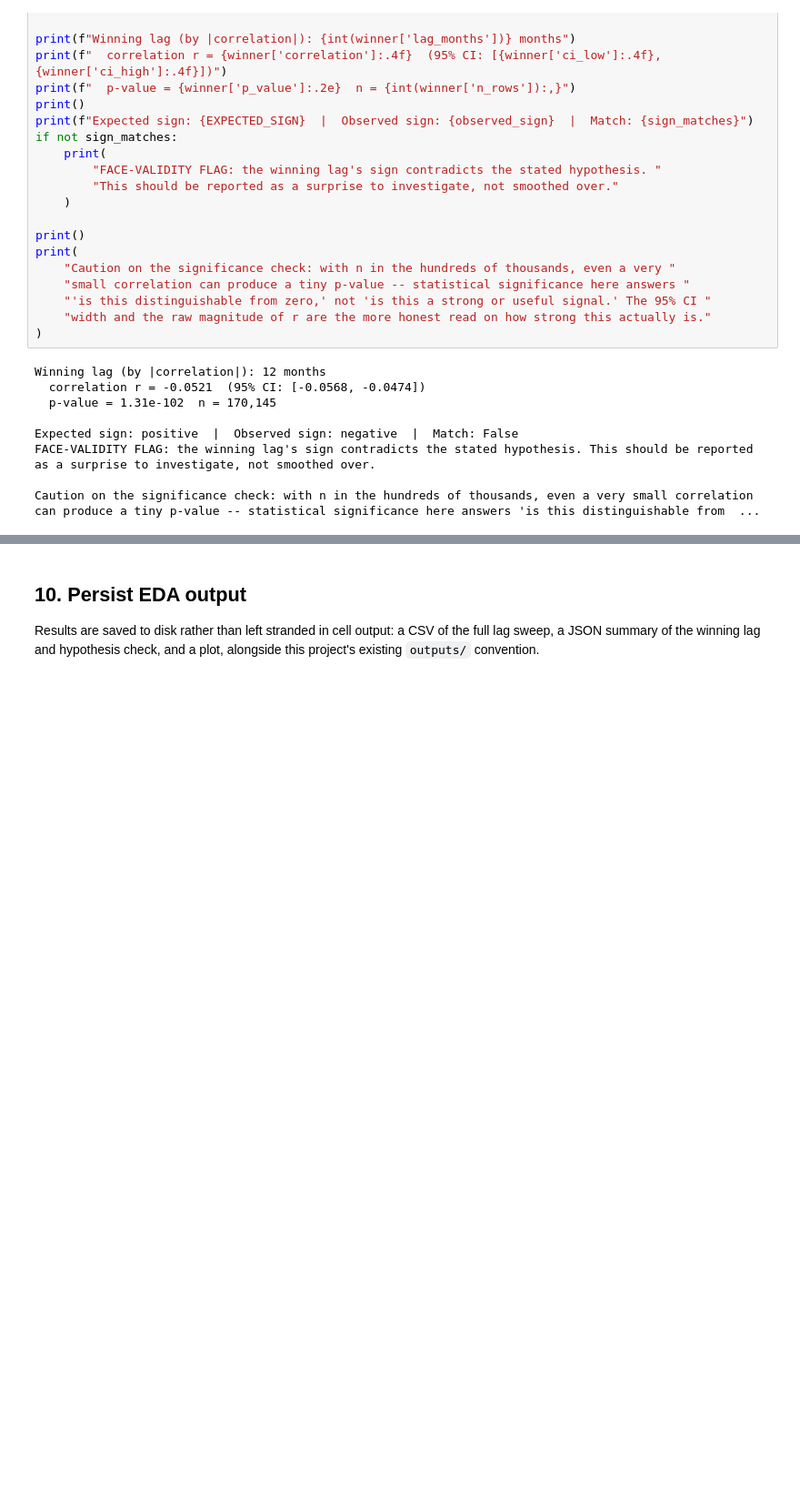
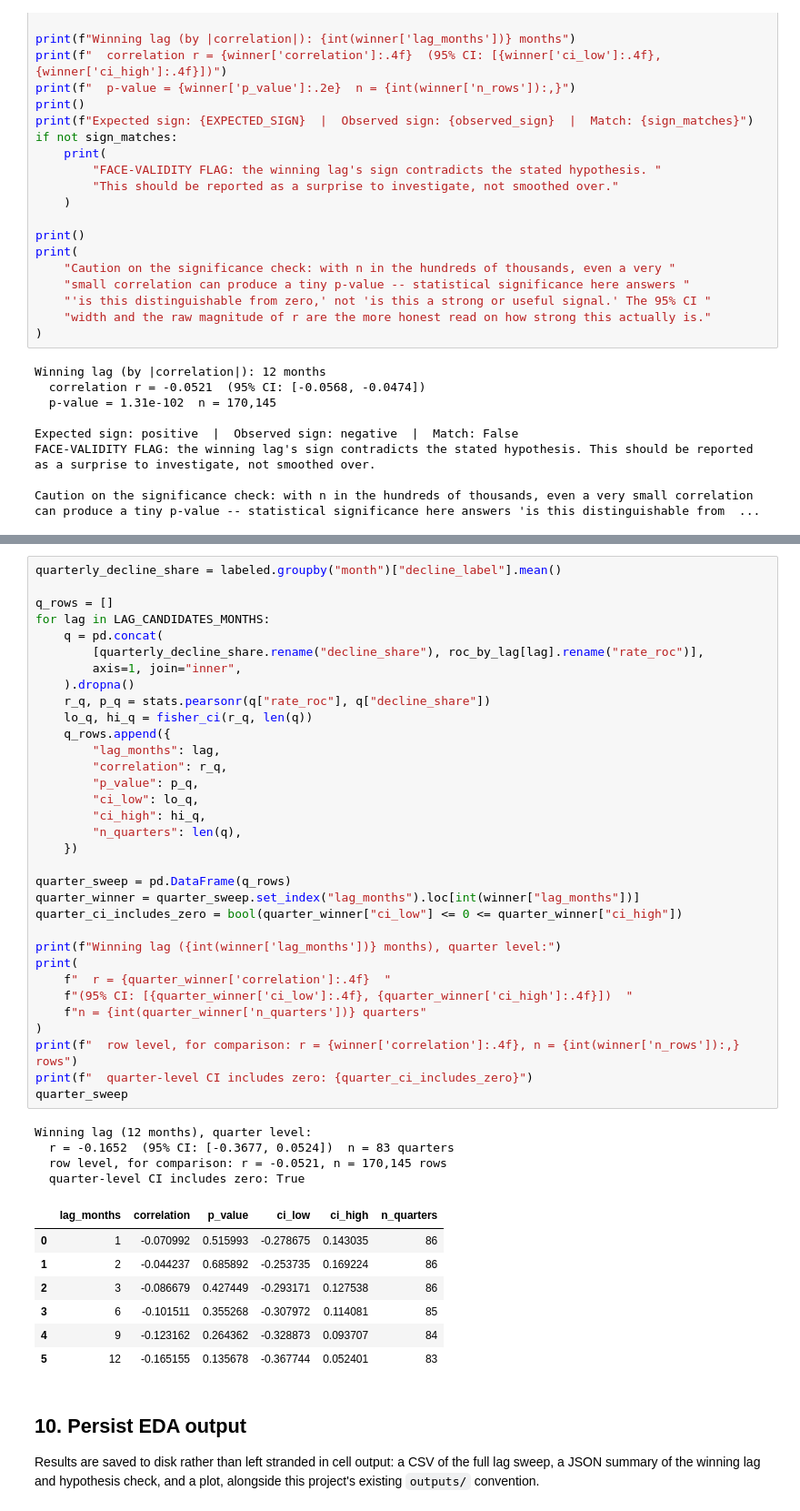
Before and after one commit to jolennd/housing-price-decline-pandas, a Jupyter notebook: notebooks/06_eda.ipynb, the cells around one changed output, grey strips where cells are left out. Shown at 91% size. Drawn from its saved outputs; the diff is of its cells as text; blank space fills up the shorter version.

Commit message:
Remove cross-repo comparisons outside notebook 04; add quarter-level lag check to notebook 06
Notebooks 10 and 11 now cite notebook 06's own quarter-level result instead of the merged team repo.

```diff
--- a/notebooks/06_eda.ipynb
+++ b/notebooks/06_eda.ipynb
@@ -351,3 +370,48 @@ Caution on the significance check: with n in the hundreds of thousands, even a v
+# %%
+quarterly_decline_share = labeled.groupby("month")["decline_label"].mean()
+
+q_rows = []
+for lag in LAG_CANDIDATES_MONTHS:
+    q = pd.concat(
+        [quarterly_decline_share.rename("decline_share"), roc_by_lag[lag].rename("rate_roc")],
+        axis=1, join="inner",
+    ).dropna()
+    r_q, p_q = stats.pearsonr(q["rate_roc"], q["decline_share"])
+    lo_q, hi_q = fisher_ci(r_q, len(q))
+    q_rows.append({
+        "lag_months": lag,
+        "correlation": r_q,
+        "p_value": p_q,
+        "ci_low": lo_q,
+        "ci_high": hi_q,
+        "n_quarters": len(q),
+    })
+
+quarter_sweep = pd.DataFrame(q_rows)
+quarter_winner = quarter_sweep.set_index("lag_months").loc[int(winner["lag_months"])]
+quarter_ci_includes_zero = bool(quarter_winner["ci_low"] <= 0 <= quarter_winner["ci_high"])
+
+print(f"Winning lag ({int(winner['lag_months'])} months), quarter level:")
+print(
+    f"  r = {quarter_winner['correlation']:.4f}  "
+    f"(95% CI: [{quarter_winner['ci_low']:.4f}, {quarter_winner['ci_high']:.4f}])  "
+    f"n = {int(quarter_winner['n_quarters'])} quarters"
+)
+print(f"  row level, for comparison: r = {winner['correlation']:.4f}, n = {int(winner['n_rows']):,} rows")
+print(f"  quarter-level CI includes zero: {quarter_ci_includes_zero}")
+quarter_sweep
+# %% [output]
+Winning lag (12 months), quarter level:
+  r = -0.1652  (95% CI: [-0.3677, 0.0524])  n = 83 quarters
+  row level, for comparison: r = -0.0521, n = 170,145 rows
+  quarter-level CI includes zero: True
+|  | lag_months | correlation | p_value | ci_low | ci_high | n_quarters |
+| 0 | 1 | -0.070992 | 0.515993 | -0.278675 | 0.143035 | 86 |
+| 1 | 2 | -0.044237 | 0.685892 | -0.253735 | 0.169224 | 86 |
+| 2 | 3 | -0.086679 | 0.427449 | -0.293171 | 0.127538 | 86 |
+| 3 | 6 | -0.101511 | 0.355268 | -0.307972 | 0.114081 | 85 |
+| 4 | 9 | -0.123162 | 0.264362 | -0.328873 | 0.093707 | 84 |
+| 5 | 12 | -0.165155 | 0.135678 | -0.367744 | 0.052401 | 83 |
 # %% [markdown]
 ## 10. Persist EDA output
 
```
Also changed, not shown: parts of 3 cells of this notebook, 5 other files.
